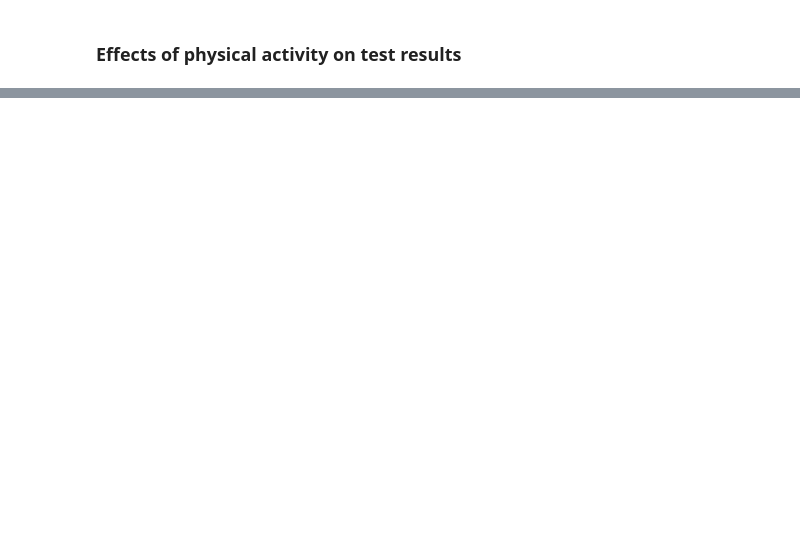
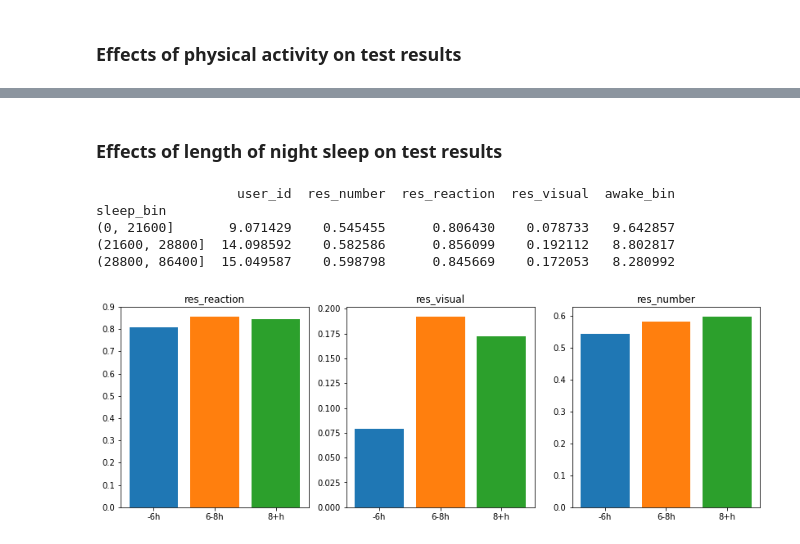
Before and after one commit to kasparho/how-circadian-rhythms-affect-performance, a Jupyter notebook: data_cleaning.ipynb, the cells around one changed output, grey strips where cells are left out. Drawn from its saved outputs; the diff is of its cells as text; code cells hidden in the pictures; blank space fills up the shorter version.

```diff
--- a/data_cleaning.ipynb
+++ b/data_cleaning.ipynb
@@ -400,0 +494,25 @@ print("Intensive - visual: ", int_vis)
+# %% [markdown]
+### Effects of length of night sleep on test results
+# %%
+sleep = ((common.time_wake - common.time_sleep) + pd.Timedelta(days=1)) % pd.Timedelta(days=1)
+common["sleep_bin"] = pd.cut(sleep.dt.seconds, [0, 60*60*6, 60*60*8, 60*60*24])
+grouped_sleeptime_subjects = common.groupby("sleep_bin").mean()
+
+fig, plots = plt.subplots(1, 3, figsize = (14, 4.5))
+
+print(grouped_sleeptime_subjects)
+
+for column, plot in zip(res_columns, plots):
+
+    draw_bar_plot(plot, column, ['-6h', '6-8h', '8+h'], [
+        grouped_sleeptime_subjects[column].iloc[0],
+        grouped_sleeptime_subjects[column].iloc[1],
+        grouped_sleeptime_subjects[column].iloc[2],
+        ])
+# %% [output]
+                  user_id  res_number  res_reaction  res_visual  awake_bin
+sleep_bin
+(0, 21600]       9.071429    0.545455      0.806430    0.078733   9.642857
+(21600, 28800]  14.098592    0.582586      0.856099    0.192112   8.802817
+(28800, 86400]  15.049587    0.598798      0.845669    0.172053   8.280992
+[figure, added]
```
Also changed, not shown: parts of 18 cells of this notebook.
